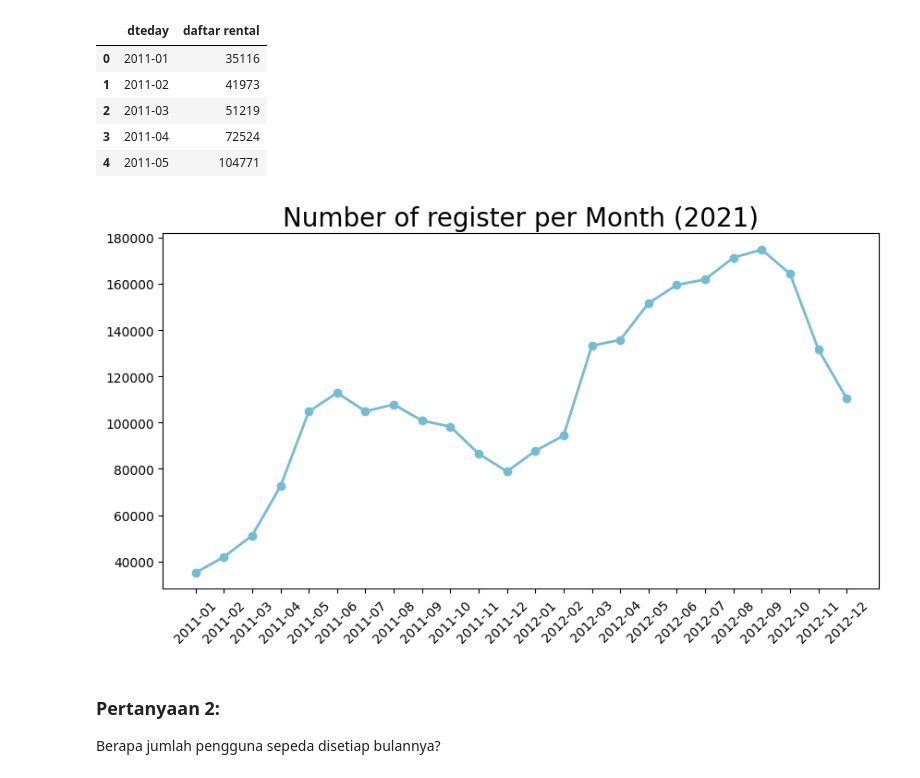
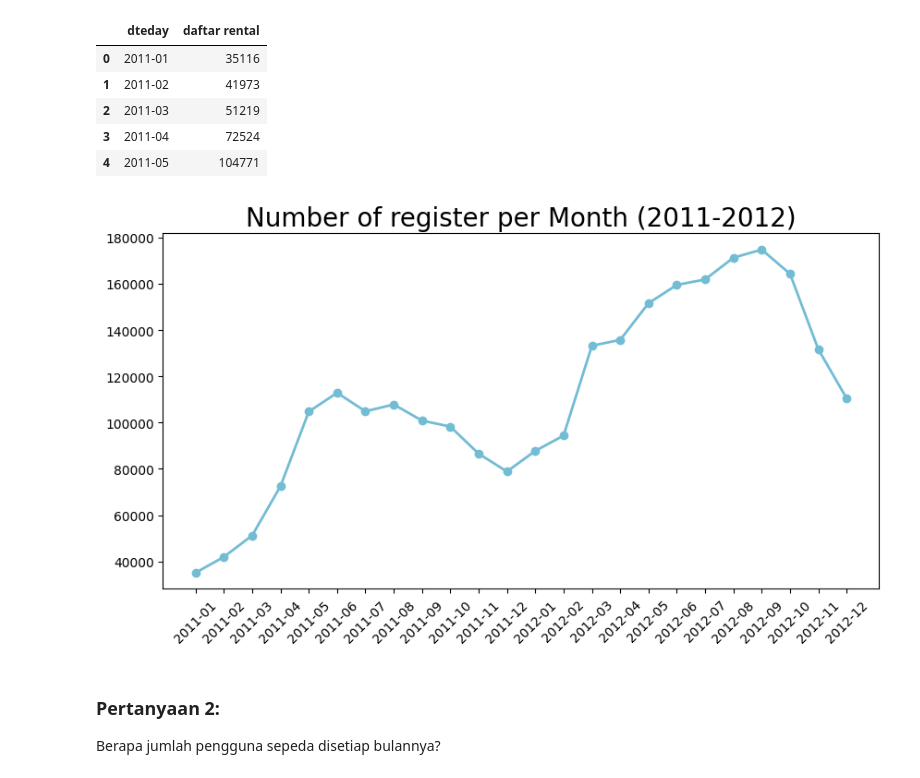
Before and after one commit to ilhamarifinsamsul/final-project-analisis-data, a Jupyter notebook: notebook.ipynb, the cells around one changed output. Cells and saved outputs as stored; diff of their text form; code cells hidden in the pictures.

```diff
--- a/notebook.ipynb
+++ b/notebook.ipynb
@@ -193,0 +184,5 @@ hour_df.describe()
+# %%
+datetime_columns = ["dteday"]
+
+for column in datetime_columns:
+  day_df[column] = pd.to_datetime(day_df[column])
@@ -193,0 +209,5 @@ hour_df.describe()
+# %%
+datetime_columns = ["dteday"]
+
+for column in datetime_columns:
+  hour_df[column] = pd.to_datetime(hour_df[column])
@@ -367,5 +430,0 @@ memory usage: 4.2+ MB
-# %%
-datetime_columns = ["dteday"]
-
-for column in datetime_columns:
-  all_df[column] = pd.to_datetime(all_df[column])
@@ -414,27 +453,27 @@ monthly_orders_df.head()
 # %%
 monthly_orders_df = all_df.resample(rule='M', on='dteday').agg({
     "registered_y": "sum"
 })
 monthly_orders_df.index = monthly_orders_df.index.strftime('%Y-%m') #mengubah format order date menjadi Tahun-Bulan
 monthly_orders_df = monthly_orders_df.reset_index()
 monthly_orders_df.rename(columns={
     "registered_y": "daftar rental"
 }, inplace=True)
 
 plt.figure(figsize=(10, 5))
 plt.plot(
     monthly_orders_df["dteday"],
     monthly_orders_df["daftar rental"],
     marker='o',
     linewidth=2,
     color="#72BCD4"
 )
-plt.title("Number of register per Month (2021)", loc="center", fontsize=20)
+plt.title("Number of register per Month (2011-2012)", loc="center", fontsize=20)
 plt.xticks(fontsize=10, rotation=45)
 plt.yticks(fontsize=10)
 plt.show()
 # %% [output]
-[figure, old version]
+[figure, new version]
 # %% [markdown]
 ### Pertanyaan 2:
 Berapa jumlah pengguna sepeda disetiap bulannya?
```
Also changed, not shown: parts of 22 cells of this notebook, 1 other file.
